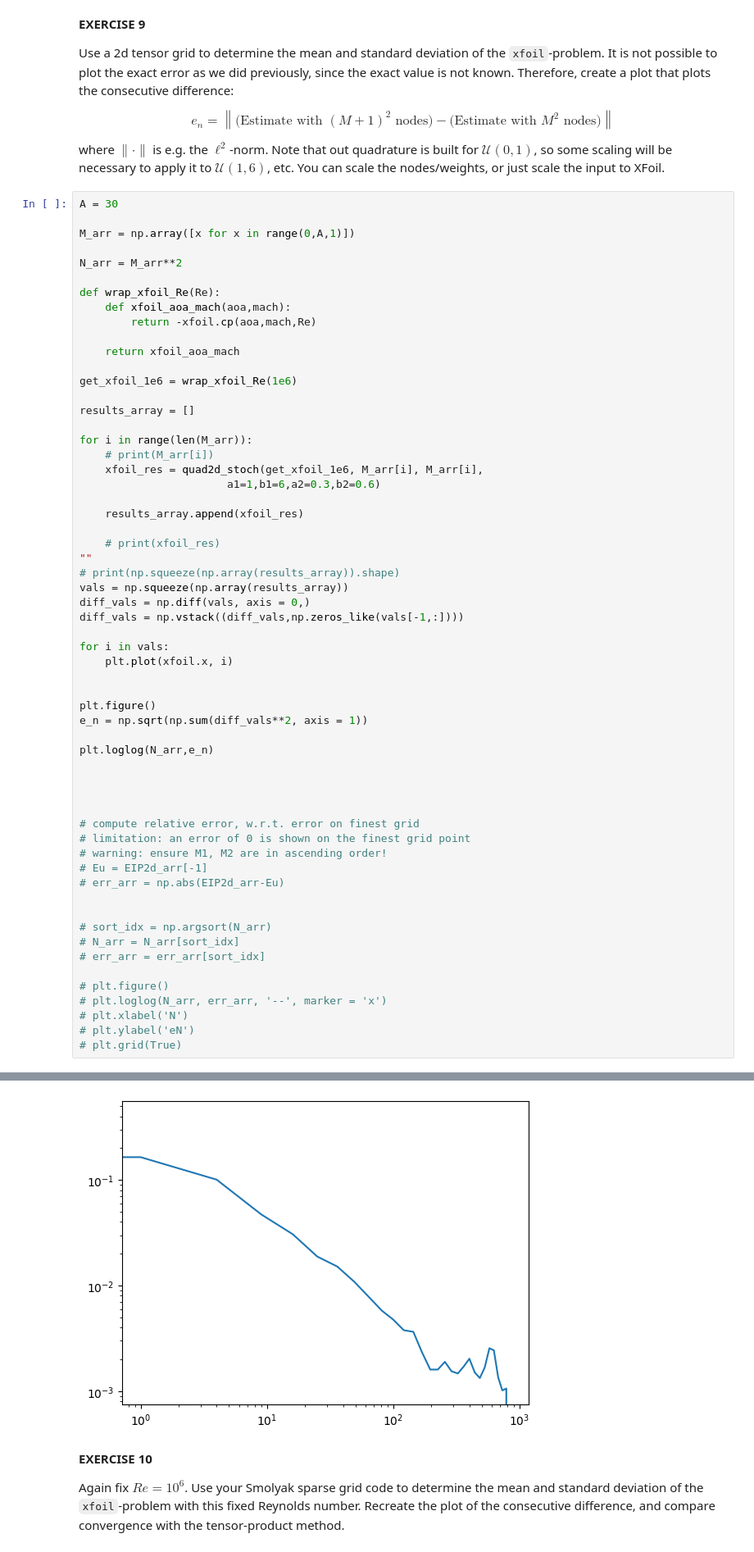
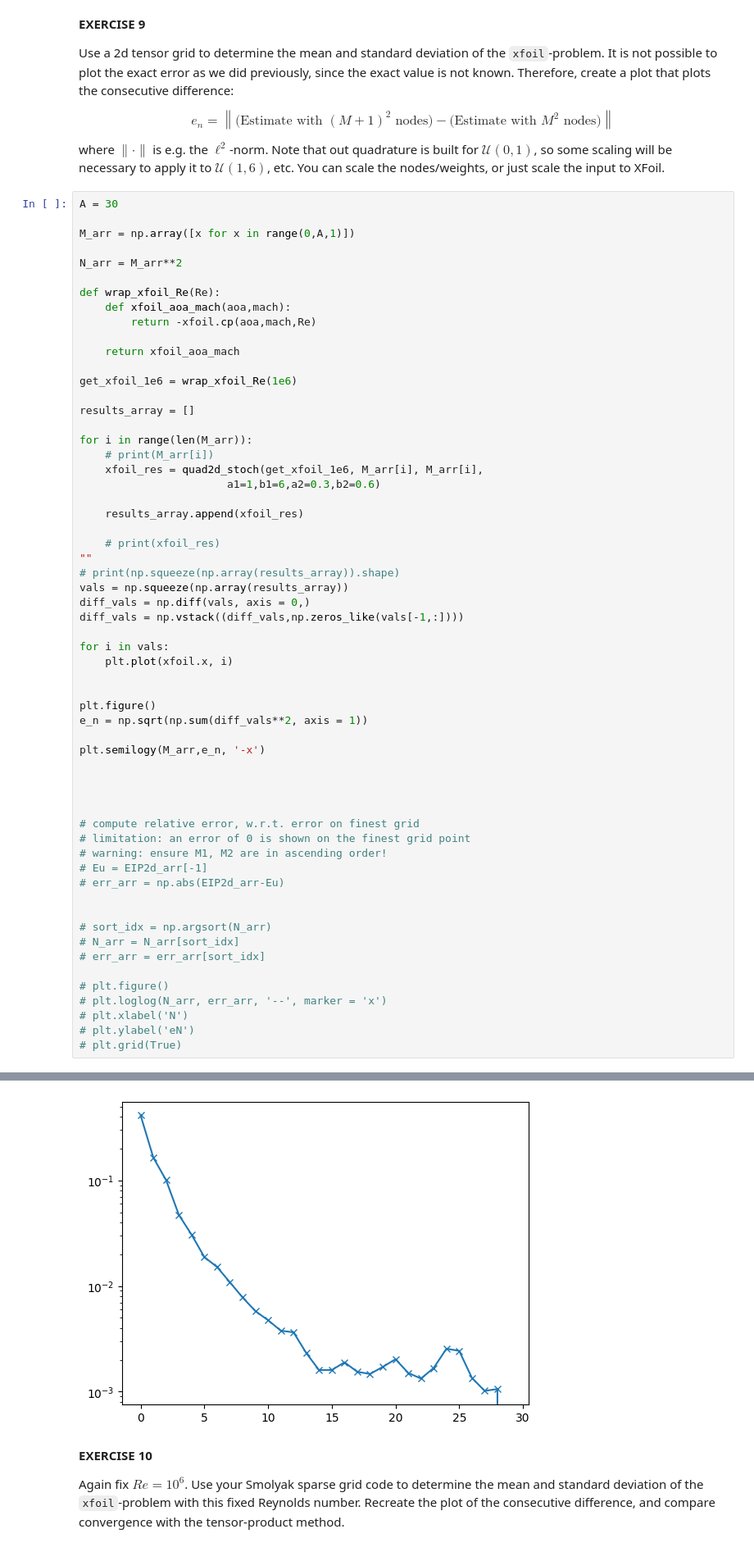
Before and after one commit to msahirs/CFD_IV, a Jupyter notebook: Tutorial1.ipynb, the cells around one changed output, grey strips where cells are left out. Shown: that part at 82% size. Saved outputs shown, nothing was run; the diff lists cells and outputs as text.

```diff
--- a/Tutorial1.ipynb
+++ b/Tutorial1.ipynb
@@ -673,35 +685,35 @@ diff_vals = np.vstack((diff_vals,np.zeros_like(vals[-1,:])))
 for i in vals:
     plt.plot(xfoil.x, i)
 
 
 plt.figure()
 e_n = np.sqrt(np.sum(diff_vals**2, axis = 1))
 
-plt.loglog(N_arr,e_n)
+plt.semilogy(M_arr,e_n, '-x')
 
 
 
 
 # compute relative error, w.r.t. error on finest grid
 # limitation: an error of 0 is shown on the finest grid point
 # warning: ensure M1, M2 are in ascending order!
 # Eu = EIP2d_arr[-1]
 # err_arr = np.abs(EIP2d_arr-Eu)
 
 
 # sort_idx = np.argsort(N_arr)
 # N_arr = N_arr[sort_idx]
 # err_arr = err_arr[sort_idx]
 
 # plt.figure()
 # plt.loglog(N_arr, err_arr, '--', marker = 'x')
 # plt.xlabel('N')
 # plt.ylabel('eN')
 # plt.grid(True)
 # %% [output]
 [<matplotlib.lines.Line2D at 0x...>]
 [figure]
-[figure, old version]
+[figure, new version]
 # %% [markdown]
 **EXERCISE 10**
 
```
Also changed, not shown: parts of 5 cells of this notebook.
